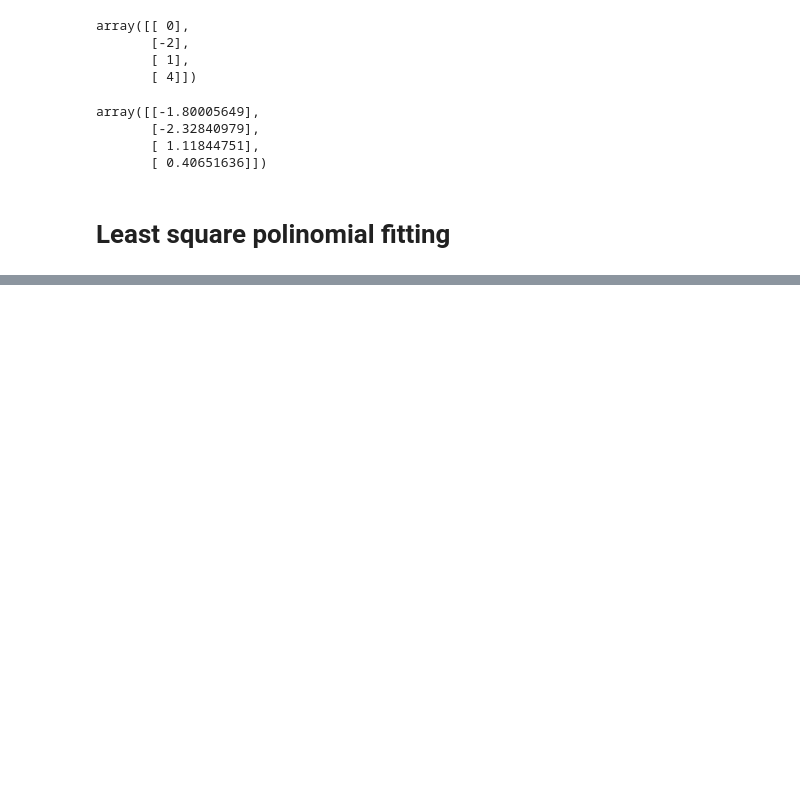
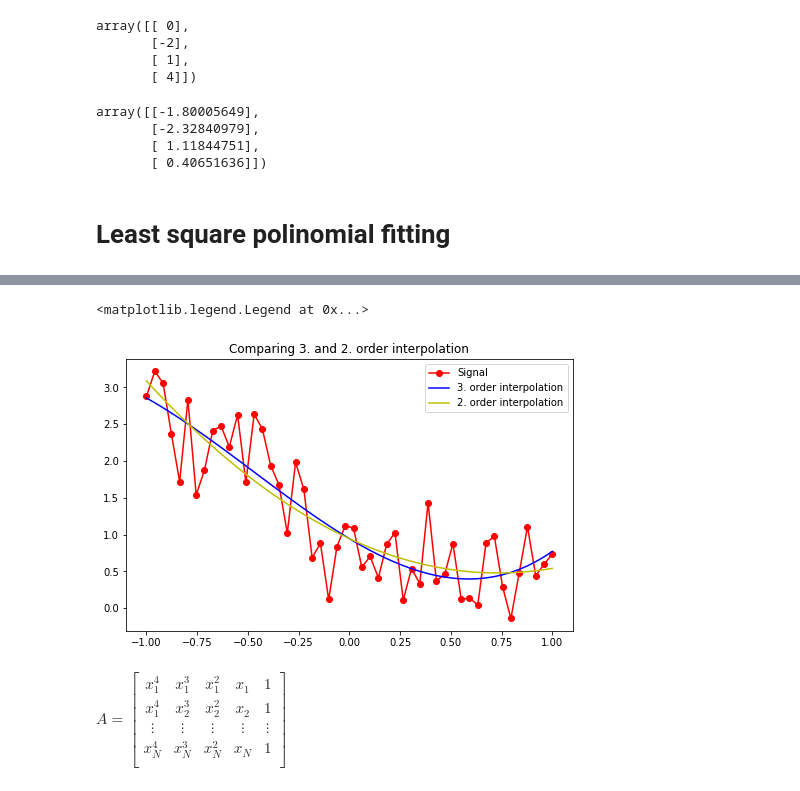
Before and after one commit to Kenn3Th/DATS2300, a Jupyter notebook: Math review and python.ipynb, the cells around one changed output, grey strips where cells are left out. Drawn from its saved outputs; the diff is of its cells as text; code cells hidden in the pictures; blank space fills up the shorter version.

```diff
--- a/Math review and python.ipynb
+++ b/Math review and python.ipynb
@@ -394,0 +457,30 @@ array([[-1.80005649],
+# %%
+B = np.zeros((N,3))
+for i in range(N):
+    B[i,0] = x[i]**2
+    B[i,1] = x[i]
+    B[i,2] = 1
+# %%
+BTBinv = np.linalg.inv(B.T.dot(B))
+theta2 = BTBinv.dot(B.T).dot(y)
+theta2.shape = (3,1)
+estimate2 = B.dot(theta2)
+# %%
+fig = plt.figure()
+
+ax_pol3 = fig.add_subplot(1,1,1)
+ax_pol3.set_title('Comparing 3. and 2. order interpolation')
+ax_pol3.plot(x,signals(x,noise),'ro-', label = 'Signal')
+ax_pol3.plot(x,estimate, 'b-', label = '3. order interpolation')
+ax_pol3.plot(x,estimate2, 'y-', label = '2. order interpolation')
+ax_pol3.legend()
+# %% [output]
+<matplotlib.legend.Legend at 0x...>
+[figure, added]
+# %% [markdown]
+$A = \begin{bmatrix}
+x^4_1 & x^3_1 & x^2_1 & x_1 & 1\\
+x^4_1 & x^3_2 & x^2_2 & x_2 & 1\\
+\vdots&\vdots&\vdots&\vdots&\vdots\\
+x^4_N & x^3_N & x^2_N & x_N & 1\\
+\end{bmatrix}$
```
Also changed, not shown: parts of 20 cells of this notebook.
